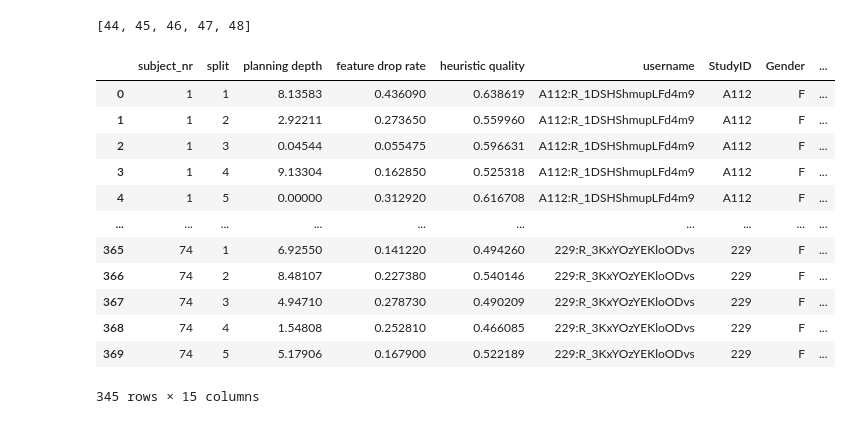
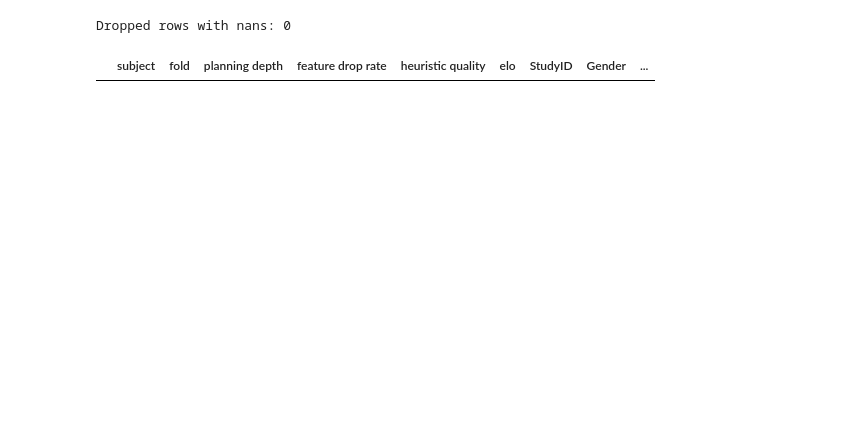
Before and after one commit to sinabolouki/fourinarow_analyses, a Jupyter notebook: Analysis notebooks/new/Age Plots.ipynb, the cells around one changed output. Drawn from its saved outputs; the diff is of its cells as text; code cells hidden in the pictures; blank space fills up the shorter version.

```diff
--- a/Analysis notebooks/new/Age Plots.ipynb
+++ b/Analysis notebooks/new/Age Plots.ipynb
@@ -7,0 +12,13 @@ import pandas as pd
+# %%
+#name of your data file
+filename = datadir + 'trialdata.csv'
+data_dict = load_data(filename)
+parsed_dict = {}
+for username, data in data_dict.items():
+    try:
+        parsed_dict[username] = get_parsed_data(data)
+    except AssertionError as e:
+        print(f"Incomplete {username}: {e}")
+        continue
+usernames = parsed_dict.keys()
+print(f"{len(usernames)} users with complete data")
@@ -57,60 +64,30 @@ studyid2username = {username.split(":")[0]: username for username in usernames}
 username2studyid = {username: username.split(":")[0] for username in usernames}
 username2psiturkid = {username: username.split(":")[1] for username in usernames}
-# %%
-# Subject numbers appear in fitter parameter folder names
-username2subjectnrs = {}
-subjectnr2username = {}
-for i in range(len(usernames)):
-    username = usernames[i]
-    subjectnr = i + 1
-    username2subjectnrs.setdefault(username, []).append(subjectnr)
-    subjectnr2username[subjectnr] = username
-repeated_subject_nrs = []
-for nrs in username2subjectnrs.values():
-    if len(nrs) > 1:
-        repeated_subject_nrs.extend(nrs[1:])
-repeated_subject_nrs
-# %% [output]
-[44, 45, 46, 47, 48]
 # %%
-datadir = "../data/"
-# datadir = "/Users/ilima/Google Drive/Projects/Cate Hartley Weiji/4inarow_fitting_data/"
 age = pd.read_csv(datadir + "SubjectAge.csv")
-pwm = pd.read_csv(datadir + "params_with_metrics.csv").rename(columns = {"0": "subject_nr", "1": "split"})
+pwm = pd.read_csv(datadir + "params_with_metrics.csv")
 dur = pd.read_csv(datadir + "gameDurations.csv")
 rts = pd.read_csv(datadir + "reactiontimes.csv")
-elo = pd.read_csv(datadir + "elo_ratings.csv")
 
-bins = [7, 12, 18, 26]
-ageBinrNr2Value = {0: 10, 1: 15, 2:21}
-age["username"] = age["StudyID"].apply(lambda id: studyid2username.get(id, "-"))
-age["username"] = age["StudyID"].apply(lambda id: studyid2username.get(id, "-"))
+bins = [7, 12, 18, 27]
+ageBinrNr2Value = {0: 10, 1: 15, 2:22}
 age['ageBin'] = pd.cut(age['FlooredAge'], bins)
 age['ageBinNr'] = age['ageBin'].cat.codes
 age['ageBinValue'] = age.apply(lambda row: ageBinrNr2Value.get(row['ageBinNr'], 0), axis = 1)
-elo['username'] = elo['psiturkid'].apply(lambda id: psiturkid2username.get(id, "-"))
 dur["MainDurationMinutes"] = pd.to_numeric(dur["MainDurationSeconds"]) / 60
 dur["TotalDurationMinutes"] = pd.to_numeric(dur["TotalDurationSeconds"], errors='coerce') / 60
+dur["StudyID"] = dur["User"].apply(lambda x: username2studyid[x])
 rts["TotalMoves"] = rts["UserMoves"] + rts["OpponentMoves"]
-metrics = pwm.loc[:,("subject_nr", "split", "planning depth", "feature drop rate", "heuristic quality")]
-metrics.loc[:,"username"] = metrics["subject_nr"].apply(lambda nr: usernames[nr - 1])
-metrics = pd.merge(metrics, age, on="username", how="left")
-metrics = pd.merge(metrics, elo, on="username", how="left")
-metrics = metrics[~metrics["subject_nr"].isin(repeated_subject_nrs)] # drop repeated subjects
-metrics
+rts["StudyID"] = rts["User"].apply(lambda x: username2studyid[x])
+raw_metrics = pwm.loc[:,("subject", "fold", "planning depth", "feature drop rate", "heuristic quality", "elo")]
+raw_metrics["StudyID"] = raw_metrics["subject"].apply(lambda x: username2studyid[x])
+raw_metrics = pd.merge(raw_metrics, age, on="StudyID", how="left")
+metrics = raw_metrics.dropna()
+dropped_nans = raw_metrics[~raw_metrics.index.isin(metrics.index)]
+print(f"Dropped rows with nans: {len(dropped_nans)}")
+dropped_nans
 # %% [output]
+Dropped rows with nans: 0
-|  | subject_nr | split | planning depth | feature drop rate | heuristic quality | username | StudyID | Gender | ... |
-| 0 | 1 | 1 | 8.13583 | 0.436090 | 0.638619 | A112:R_1DSHShmupLFd4m9 | A112 | F | ... |
-| 1 | 1 | 2 | 2.92211 | 0.273650 | 0.559960 | A112:R_1DSHShmupLFd4m9 | A112 | F | ... |
-| 2 | 1 | 3 | 0.04544 | 0.055475 | 0.596631 | A112:R_1DSHShmupLFd4m9 | A112 | F | ... |
-| 3 | 1 | 4 | 9.13304 | 0.162850 | 0.525318 | A112:R_1DSHShmupLFd4m9 | A112 | F | ... |
-| 4 | 1 | 5 | 0.00000 | 0.312920 | 0.616708 | A112:R_1DSHShmupLFd4m9 | A112 | F | ... |
-| ... | ... | ... | ... | ... | ... | ... | ... | ... | ... |
-| 365 | 74 | 1 | 6.92550 | 0.141220 | 0.494260 | 229:R_3KxYOzYEKloODvs | 229 | F | ... |
-| 366 | 74 | 2 | 8.48107 | 0.227380 | 0.540146 | 229:R_3KxYOzYEKloODvs | 229 | F | ... |
-| 367 | 74 | 3 | 4.94710 | 0.278730 | 0.490209 | 229:R_3KxYOzYEKloODvs | 229 | F | ... |
-| 368 | 74 | 4 | 1.54808 | 0.252810 | 0.466085 | 229:R_3KxYOzYEKloODvs | 229 | F | ... |
-| 369 | 74 | 5 | 5.17906 | 0.167900 | 0.522189 | 229:R_3KxYOzYEKloODvs | 229 | F | ... |
+|  | subject | fold | planning depth | feature drop rate | heuristic quality | elo | StudyID | Gender | ... |
-345 rows × 15 columns
 # %%
 age_colors = ['#7DE3AC', '#129951','#20382B']
```
Also changed, not shown: parts of 15 cells of this notebook, 6 other files.
